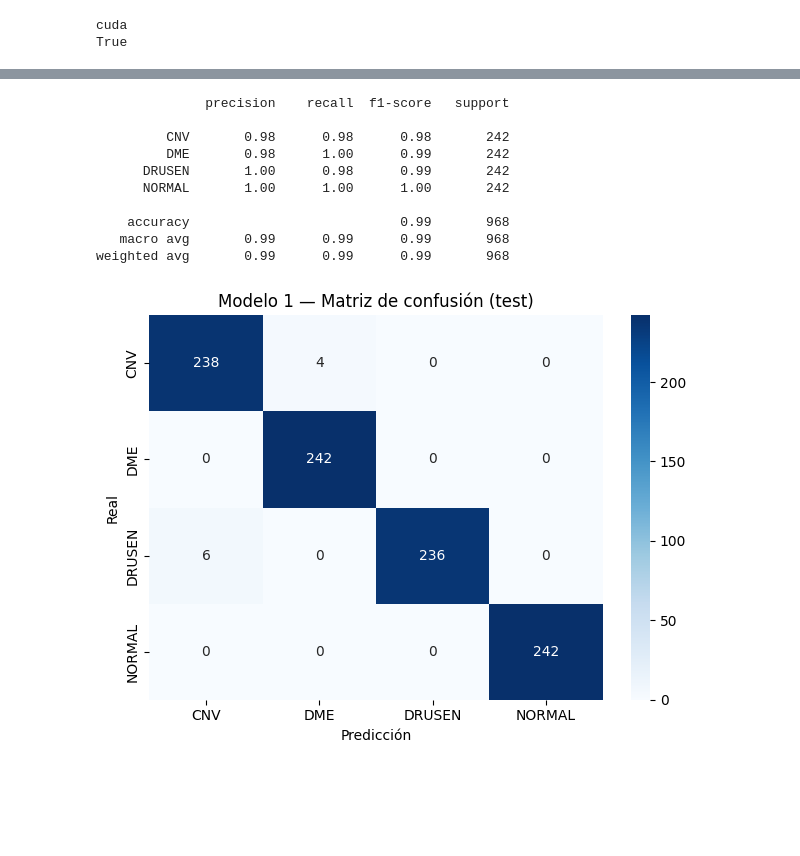
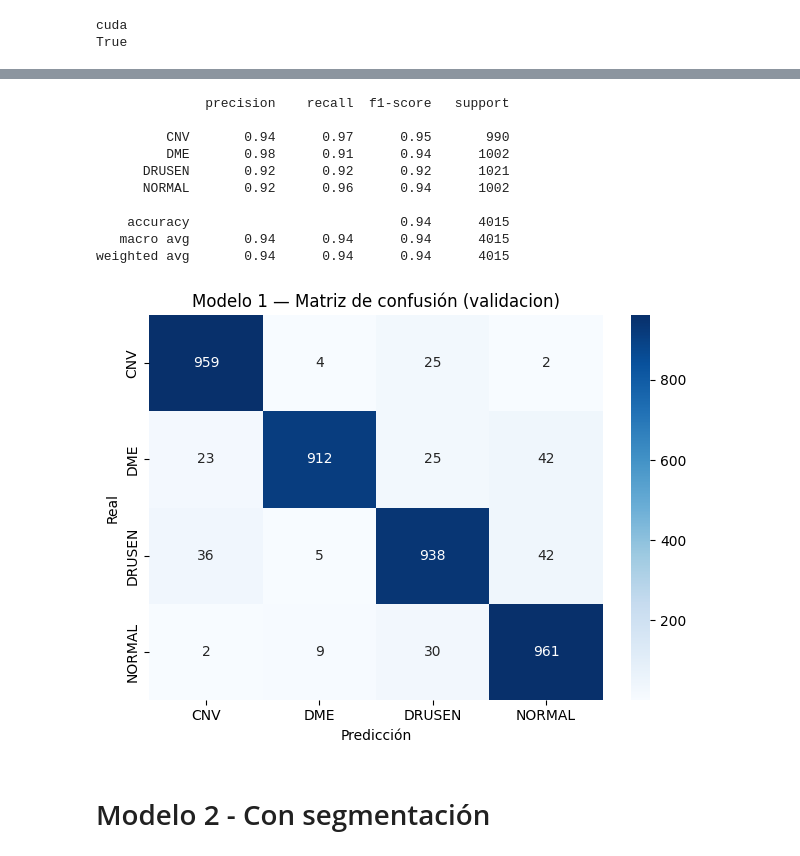
Before and after one commit to umagon/TP_vision_por_computadora_2, a Jupyter notebook: classification1.ipynb, the cells around one changed output, grey strips where cells are left out. Saved outputs shown, nothing was run; the diff lists cells and outputs as text; code cells hidden in the pictures; blank space fills up the shorter version.

Commit message:
actualizadas las notebooks de clasificacion con y sin segmentacion

```diff
--- a/classification1.ipynb
+++ b/classification1.ipynb
@@ -1,4 +1,6 @@
 # %% [markdown]
 # Modelo 1 — Clasificador OCT (imágenes originales)
+# %%
+descargar_dataset_completo = False
 # %%
 import os
@@ -79,15 +164,15 @@ Clases: ['CNV', 'DME', 'DRUSEN', 'NORMAL']
 # %%
 # ── Modelo ─────────────────────────────────────────────────────────────
-model = models.resnet50(weights=models.ResNet50_Weights.IMAGENET1K_V2)
-model.fc = nn.Linear(model.fc.in_features, 4)   # 4 clases: CNV, DME, DRUSEN, NORMAL
+model_raw = models.resnet50(weights=models.ResNet50_Weights.IMAGENET1K_V2)
+model_raw.fc = nn.Linear(model_raw.fc.in_features, 4)   # 4 clases: CNV, DME, DRUSEN, NORMAL
 
 device = 'cuda' if torch.cuda.is_available() else 'cpu'
-model.to(device)
+model_raw.to(device)
 
 # ── Loss + optimizer ───────────────────────────────────────────────────
 loss_fn   = nn.CrossEntropyLoss()
-optimizer = torch.optim.Adam(model.parameters(), lr=1e-4)
+optimizer = torch.optim.Adam(model_raw.parameters(), lr=1e-4)
 
-print(f'Parámetros totales Modelo 1: {sum(p.numel() for p in model.parameters()):,}')
-print(f'Parámetros entrenables:      {sum(p.numel() for p in model.parameters() if p.requires_grad):,}')
+print(f'Parámetros totales Modelo sin segmentacion: {sum(p.numel() for p in model_raw.parameters()):,}')
+print(f'Parámetros entrenables:      {sum(p.numel() for p in model_raw.parameters() if p.requires_grad):,}')
 # %% [output]
@@ -101,25 +187,25 @@ cuda
 True
 # %%
 # ── Train loop ─────────────────────────────────────────────────────────
-epochs    = 20
+epochs    = 30
 patience  = 5
 best_val  = float('inf')
 bad_epochs = 0
 
 os.makedirs('modelos', exist_ok=True)
-best_path = 'modelos/modelo1_resnet50.pth'
+best_path = 'modelos/modelo_raw_resnet50.pth'
 
 for epoch in range(epochs):
 
     # ── train ──
-    model.train()
+    model_raw.train()
     train_loss = 0.0
 
     for x, y in train_loader:
         x, y = x.to(device), y.to(device)
 
         optimizer.zero_grad()
-        logits = model(x)
+        logits = model_raw(x)
         loss   = loss_fn(logits, y)
         loss.backward()
         optimizer.step()
@@ -129,14 +215,14 @@ for epoch in range(epochs):
     train_loss /= len(train_loader)
 
     # ── val ──
-    model.eval()
+    model_raw.eval()
     val_loss    = 0.0
     val_correct = 0
 
     with torch.no_grad():
         for x, y in val_loader:
             x, y   = x.to(device), y.to(device)
-            logits = model(x)
+            logits = model_raw(x)
             val_loss    += loss_fn(logits, y).item()
             val_correct += (logits.argmax(dim=1) == y).sum().item()
 
@@ -149,7 +235,7 @@ for epoch in range(epochs):
     if val_loss < best_val - 1e-6:
         best_val   = val_loss
         bad_epochs = 0
-        torch.save(model.state_dict(), best_path)
+        torch.save(model_raw.state_dict(), best_path)
         print(f'  ✅ Mejoró val_loss. Guardado en {best_path}')
     else:
         bad_epochs += 1
@@ -181,41 +266,43 @@ Entrenamiento finalizado.
 # %%
 # ── Evaluación en test ─────────────────────────────────────────────────
 from sklearn.metrics import classification_report, confusion_matrix
 import numpy as np
 import matplotlib.pyplot as plt
 import seaborn as sns
 
 # Cargar los mejores pesos
-model.load_state_dict(torch.load(best_path, map_location=device))
-model.eval()
+model_raw.load_state_dict(torch.load(best_path, map_location=device))
+model_raw.eval()
 
 all_preds, all_labels = [], []
 with torch.no_grad():
     for x, y in test_loader:
         x = x.to(device)
-        all_preds.extend(model(x).argmax(dim=1).cpu().numpy())
+        all_preds.extend(model_raw(x).argmax(dim=1).cpu().numpy())
         all_labels.extend(y.numpy())
 
 class_names = ['CNV', 'DME', 'DRUSEN', 'NORMAL']
 print(classification_report(all_labels, all_preds, target_names=class_names))
 
 cm = confusion_matrix(all_labels, all_preds)
 sns.heatmap(cm, annot=True, fmt='d', cmap='Blues',
             xticklabels=class_names, yticklabels=class_names)
-plt.title('Modelo 1 — Matriz de confusión (test)')
+plt.title('Modelo 1 — Matriz de confusión (validacion)')
 plt.ylabel('Real')
 plt.xlabel('Predicción')
 plt.tight_layout()
 plt.show()
 # %% [output]
               precision    recall  f1-score   support
 
-         CNV       0.98      0.98      0.98       242
-         DME       0.98      1.00      0.99       242
-      DRUSEN       1.00      0.98      0.99       242
-      NORMAL       1.00      1.00      1.00       242
+         CNV       0.94      0.97      0.95       990
+         DME       0.98      0.91      0.94      1002
+      DRUSEN       0.92      0.92      0.92      1021
+      NORMAL       0.92      0.96      0.94      1002
 
-    accuracy                           0.99       968
-   macro avg       0.99      0.99      0.99       968
-weighted avg       0.99      0.99      0.99       968
+    accuracy                           0.94      4015
+   macro avg       0.94      0.94      0.94      4015
+weighted avg       0.94      0.94      0.94      4015
-[figure, old version]
+[figure, new version]
+# %% [markdown]
+# Modelo 2 - Con segmentación
```
Also changed, not shown: parts of 11 cells of this notebook, 3 other files.
